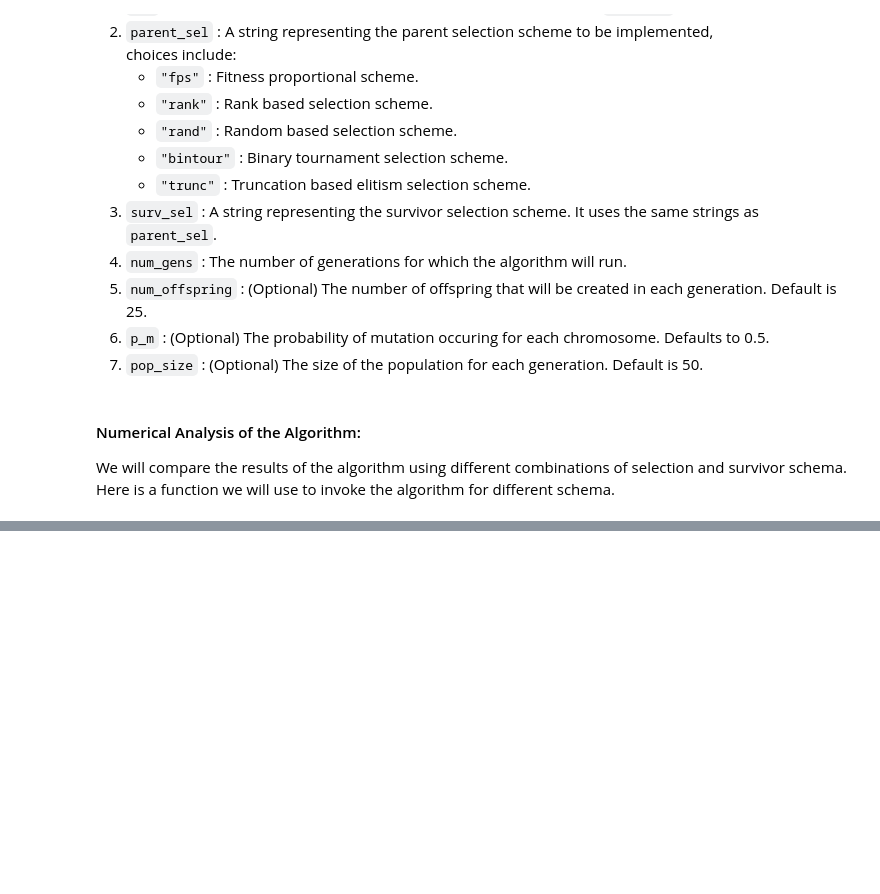
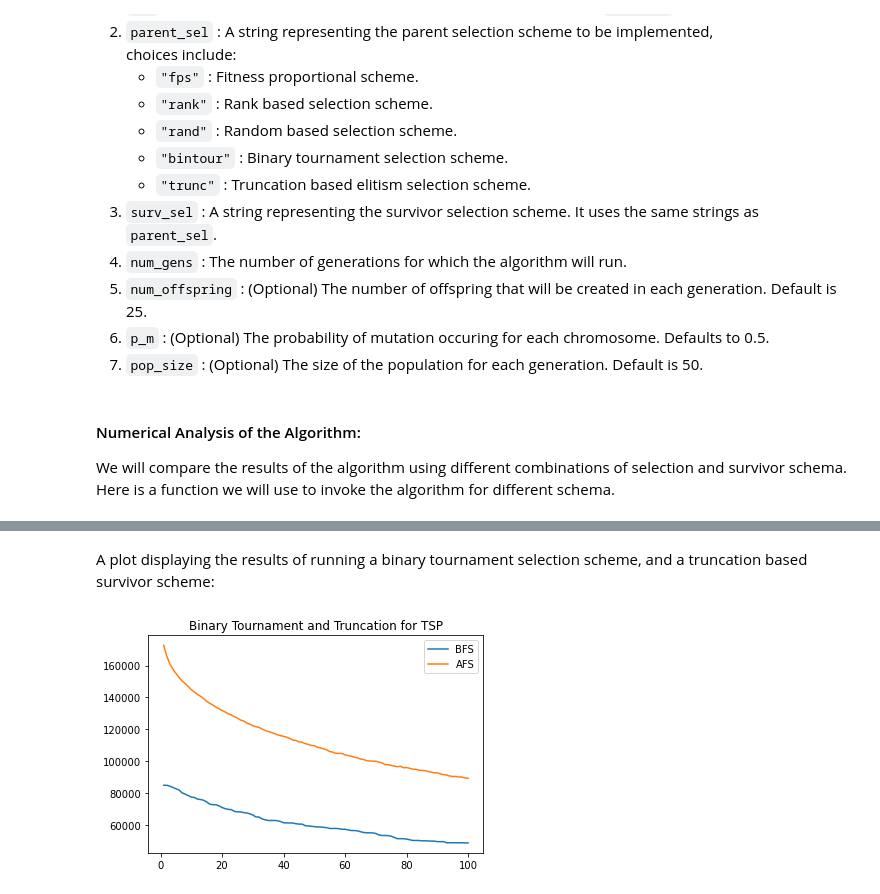
Before and after one commit to m-usaid/CS451-Assignment1, a Jupyter notebook: EA_analysis.ipynb, the cells around one changed output, grey strips where cells are left out. Cells and saved outputs as stored; diff of their text form; code cells hidden in the pictures; blank space fills up the shorter version.

```diff
--- a/EA_analysis.ipynb
+++ b/EA_analysis.ipynb
@@ -90,0 +116,6 @@ run_EAtsp(tsp_instance, "bintour", "trunc", 100)
+# %% [markdown]
+A plot displaying the results of running a binary tournament selection scheme, and a truncation based survivor scheme:
+# %%
+plot_data("bintour", "trunc", 100, "Binary Tournament and Truncation for TSP", tsp_instance)
+# %% [output]
+[figure, added]
```
Also changed, not shown: parts of 21 cells of this notebook, 1 other file.
